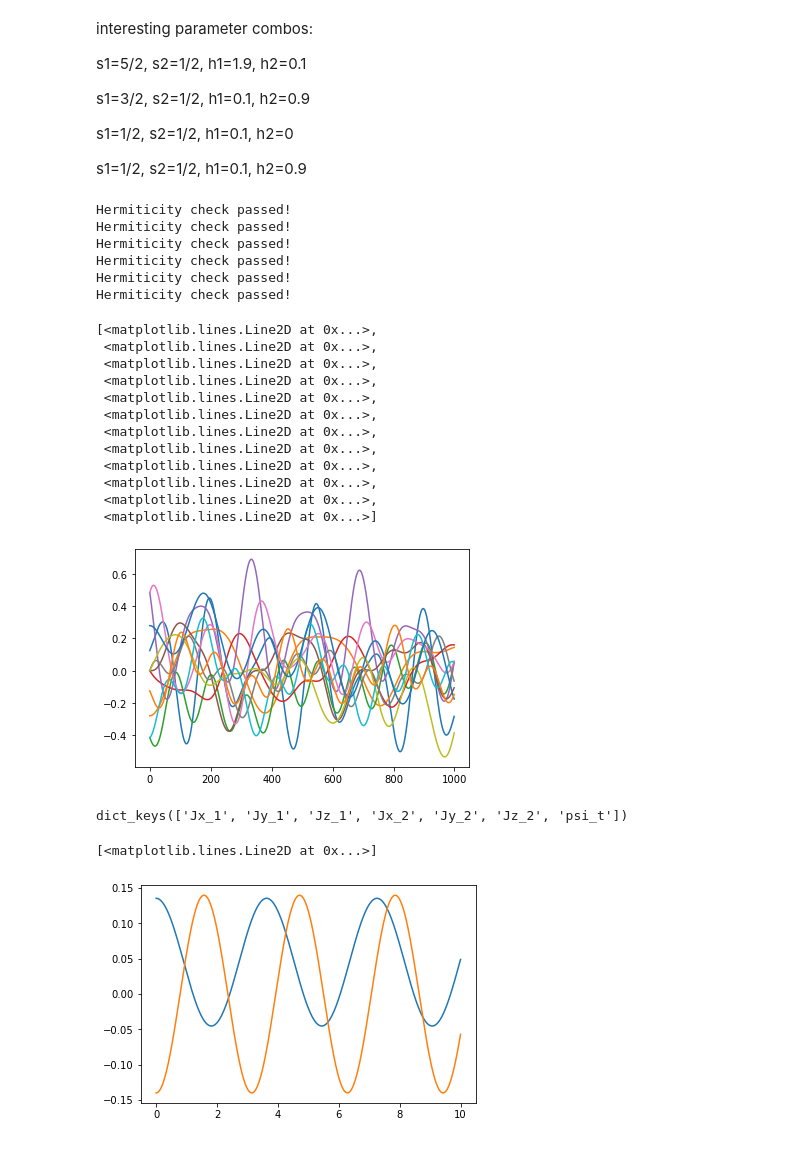
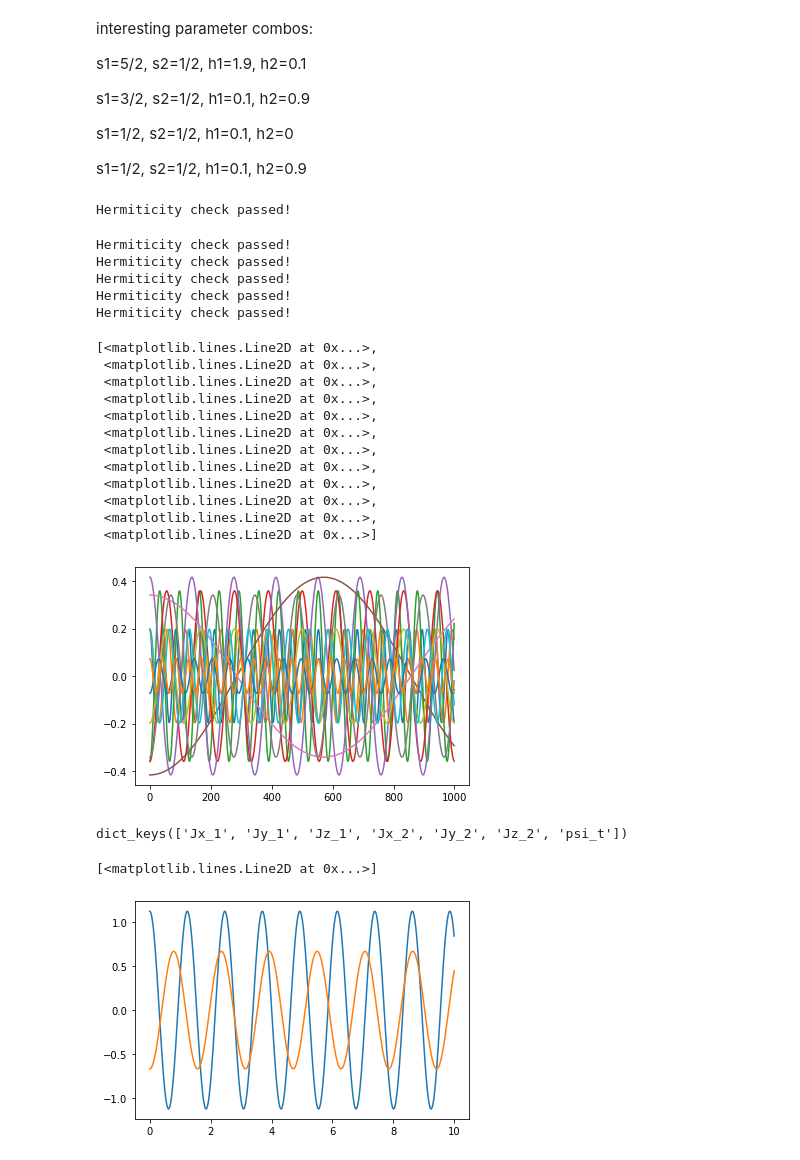
Before and after one commit to reylambert/quspinpractice, a Jupyter notebook: tentative 2 spin code.ipynb, the cells around one changed output. Drawn from its saved outputs; the diff is of its cells as text; code cells hidden in the pictures.

```diff
--- a/tentative 2 spin code.ipynb
+++ b/tentative 2 spin code.ipynb
@@ -92,40 +92,40 @@ def getJs(N, S1, S2, h1, h2):
 
 Jzz_1, Jzz_2 = 0, 0 #??? (Jz_1)^2, (Jz_2)^2
 # %%
-h1 = [1,0,0]
-h2 = [1,0,0]
+h1 = [4,3,1]
+h2 = [2,0,0]
 
 J1, J2 = getJs(N, S1, S2, h1, h2)
 
 H1 = H_ini(h1, h2, J1, J2)
 vals, vects = H1.eigh()
 
-H2 = H_ini([1,1,1], [0,0,1], J1, J2)
+H2 = H_ini([0,0,1], [0,0,1], J1, J2)
 times = np.linspace(0.0, 10.0, 1000)
 
 v_t = H2.evolve(vects[0], t0=0, times=times)
 
 plt.plot(v_t.T)
 # %% [output]
 Hermiticity check passed!
-Hermiticity check passed!
-Hermiticity check passed!
-Hermiticity check passed!
-Hermiticity check passed!
-Hermiticity check passed!
-[<matplotlib.lines.Line2D at 0x...>,
- <matplotlib.lines.Line2D at 0x...>,
- <matplotlib.lines.Line2D at 0x...>,
- <matplotlib.lines.Line2D at 0x...>,
- <matplotlib.lines.Line2D at 0x...>,
- <matplotlib.lines.Line2D at 0x...>,
- <matplotlib.lines.Line2D at 0x...>,
- <matplotlib.lines.Line2D at 0x...>,
- <matplotlib.lines.Line2D at 0x...>,
- <matplotlib.lines.Line2D at 0x...>,
- <matplotlib.lines.Line2D at 0x...>,
- <matplotlib.lines.Line2D at 0x...>]
+Hermiticity check passed!
+Hermiticity check passed!
+Hermiticity check passed!
+Hermiticity check passed!
+Hermiticity check passed!
+[<matplotlib.lines.Line2D at 0x...>,
+ <matplotlib.lines.Line2D at 0x...>,
+ <matplotlib.lines.Line2D at 0x...>,
+ <matplotlib.lines.Line2D at 0x...>,
+ <matplotlib.lines.Line2D at 0x...>,
+ <matplotlib.lines.Line2D at 0x...>,
+ <matplotlib.lines.Line2D at 0x...>,
+ <matplotlib.lines.Line2D at 0x...>,
+ <matplotlib.lines.Line2D at 0x...>,
+ <matplotlib.lines.Line2D at 0x...>,
+ <matplotlib.lines.Line2D at 0x...>,
+ <matplotlib.lines.Line2D at 0x...>]
-[figure, old version]
+[figure, new version]
 # %%
 Obs_time = obs_vs_time(v_t, times, {'Jx_1':J1[0],
                                     'Jy_1':J1[1],
@@ -150,4 +150,4 @@ plt.plot(times, Jx_2_time)
 # %% [output]
 dict_keys(['Jx_1', 'Jy_1', 'Jz_1', 'Jx_2', 'Jy_2', 'Jz_2', 'psi_t'])
 [<matplotlib.lines.Line2D at 0x...>]
-[figure, old version]
+[figure, new version]
```
